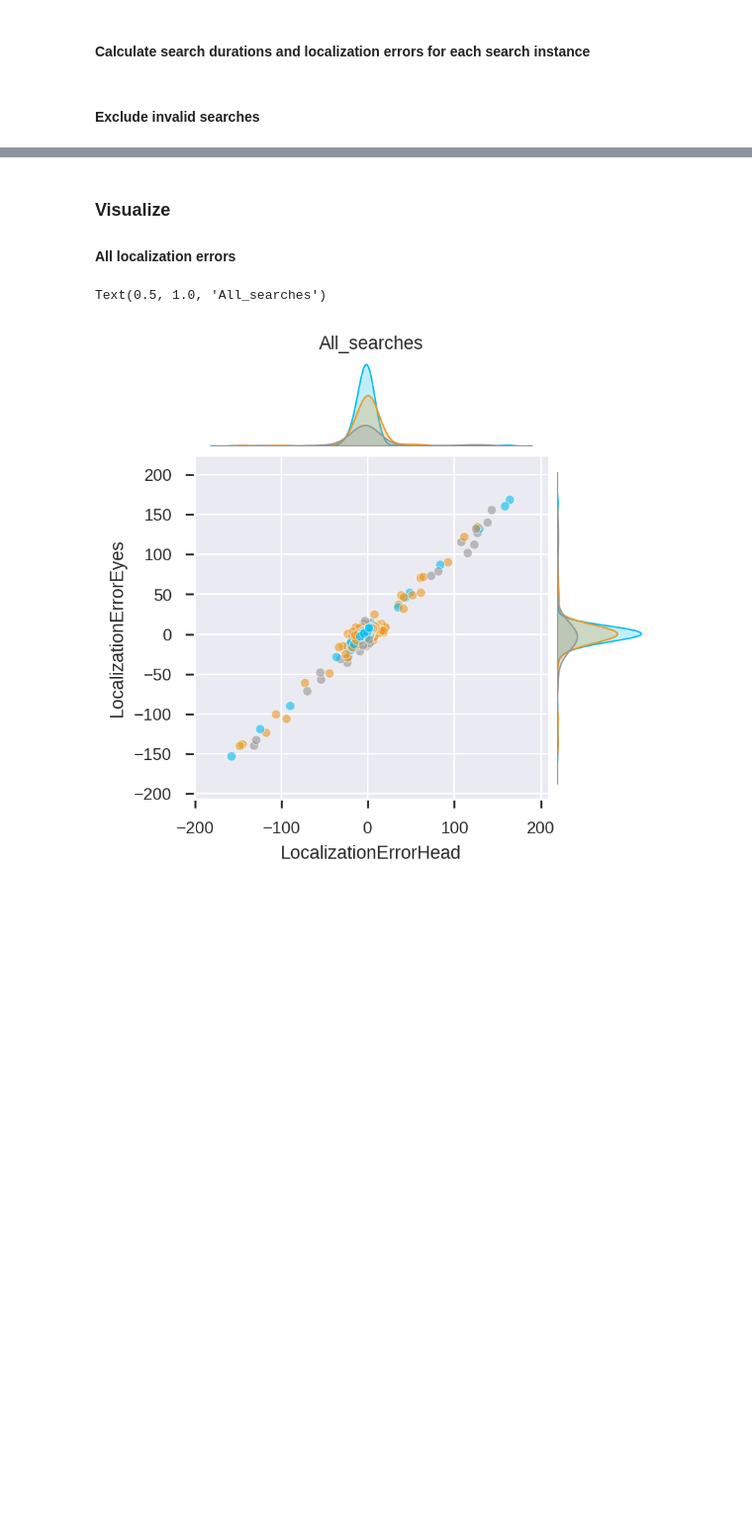
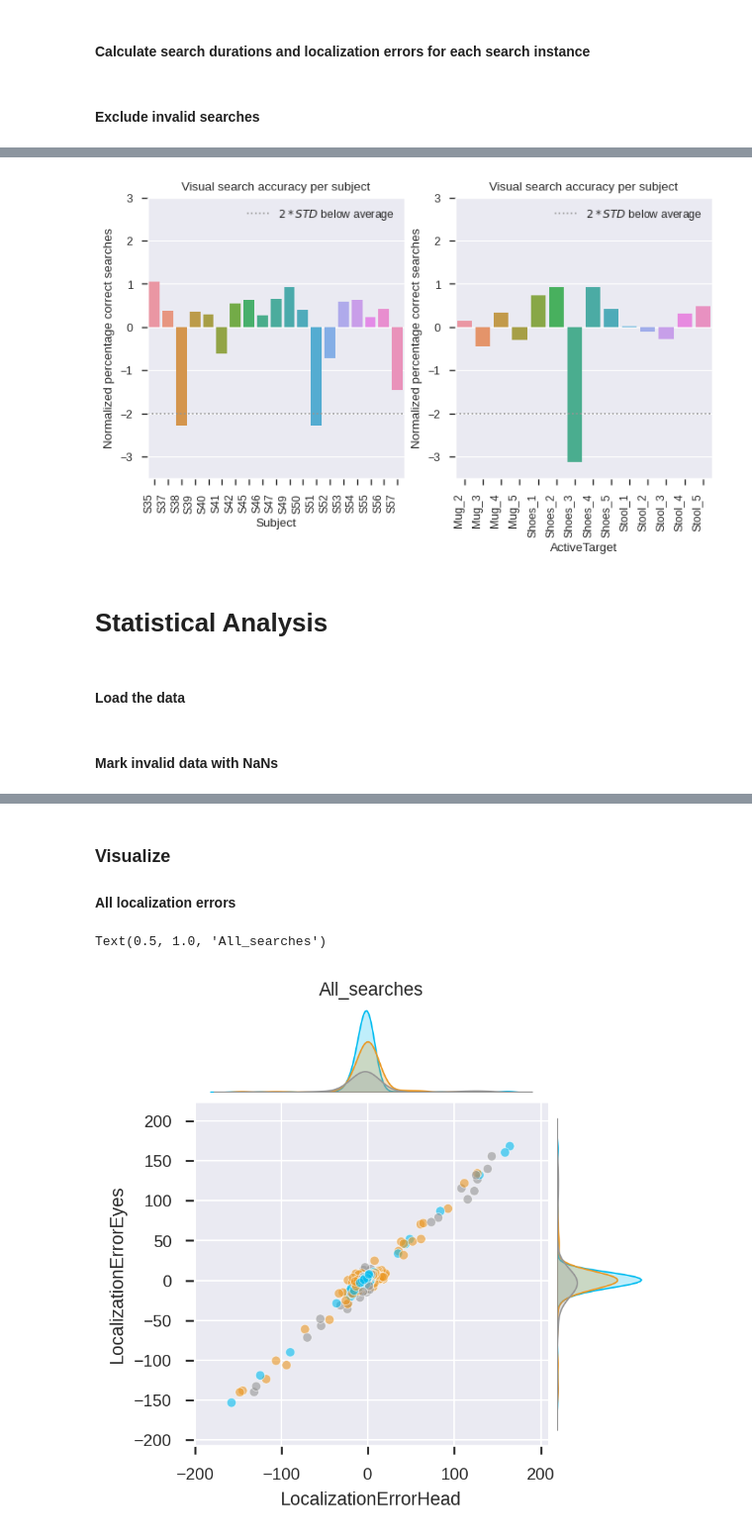
Before and after one commit to neuralcodinglab/SPVGazeAnalysis, a Jupyter notebook: visual_search/vs_endpoints_analysis.ipynb, the cells around one changed output, grey strips where cells are left out. Shown at 99% size. Saved outputs shown, nothing was run; the diff lists cells and outputs as text; code cells hidden in the pictures; blank space fills up the shorter version.

```diff
--- a/visual_search/vs_endpoints_analysis.ipynb
+++ b/visual_search/vs_endpoints_analysis.ipynb
@@ -62,6 +39,21 @@ data = data.loc[data.ExperimentalTask== 'VisualSearch']
 # %%
-trial_data = exp_data['TrialConfigRecord'].set_index('TrialIdentifier')
-data['ReportedSubjectiveRating'] = trial_data.loc[data.TrialIdentifier].ReportedSubjectiveRating.values
+eye_data = data_processing.drop_invalid(exp_data['SingleEyeDataRecordC'],
+                                        exclude_trials = practice_trials,
+                                        include_subjects = subjects,
+                                        include_tasks = experimental_tasks,
+                                        clip_valid_frames = True,
+                                        check_sensor_validity=True)
+
+eng_data = data_processing.drop_invalid(exp_data['EngineDataRecord'],
+                        exclude_trials = practice_trials,
+                        include_tasks = experimental_tasks,
+                        clip_valid_frames = True,
+                        include_subjects = subjects)
+
+trc_data = data_processing.drop_invalid(exp_data['TrialConfigRecord'],
+                                        exclude_trials = practice_trials,
+                                        include_tasks = experimental_tasks,
+                                        include_subjects = subjects).set_index('TrialIdentifier')
 # %% [markdown]
 #### Calculate search durations and localization errors for each search instance
 # %%
@@ -227,0 +260,32 @@ valid_searches.to_csv('out/valid_localization_errors.tsv', sep='\t', index=True)
+# %%
+fig,axs = visualization.create_subplots(2, figsize=(4,4))
+
+for i,group in enumerate(['Subject', 'ActiveTarget']):
+    mean_perf = completed_searches.groupby(group)['FoundCorrectTarget'].mean()
+#     mean_perf['Accuracy'] = accuracy_per_subject
+    grand_mean = mean_perf.mean()
+    grand_std = mean_perf.std()
+    criterium = grand_mean - 2*grand_std
+
+    dev_perf = (mean_perf-grand_mean) / grand_std
+
+    dev_perf
+
+    sns.barplot(data = dev_perf.reset_index(), x=group, y='FoundCorrectTarget', ax=axs[i])
+    axs[i].set(ylabel='Normalized percentage correct searches', ylim=[-3.5,3], title='Visual search accuracy per subject')
+    axs[i].set_xticks(axs[i].get_xticks(), axs[i].get_xticklabels(), rotation=90, ha='right')
+    h = axs[i].axhline(-2, linestyle=':')
+    axs[i].legend([h], ['$2*STD$ below average'])
+plt.show()
+
+# fig,ax = visualization.create_subplots(1, figsize=(6,4))
+# sns.barplot(data = mean_perf.reset_index(), x='Subject', y='Accuracy', ax=ax)
+# ax.set(ylabel='Normalized percentage correct searches', title='Visual search accuracy per subject')
+# h = ax.axhline(criterium.Accuracy, linestyle=':')
+# plt.legend([h], ['$2*STD$ below average'])
+# %% [output]
+[figure, added]
+# %% [markdown]
+# Statistical Analysis
+# %% [markdown]
+#### Load the data
@@ -227,0 +305,2 @@ valid_searches.to_csv('out/valid_localization_errors.tsv', sep='\t', index=True)
+# %% [markdown]
+#### Mark invalid data with NaNs
```
Also changed, not shown: parts of 25 cells of this notebook, 4 other files.
